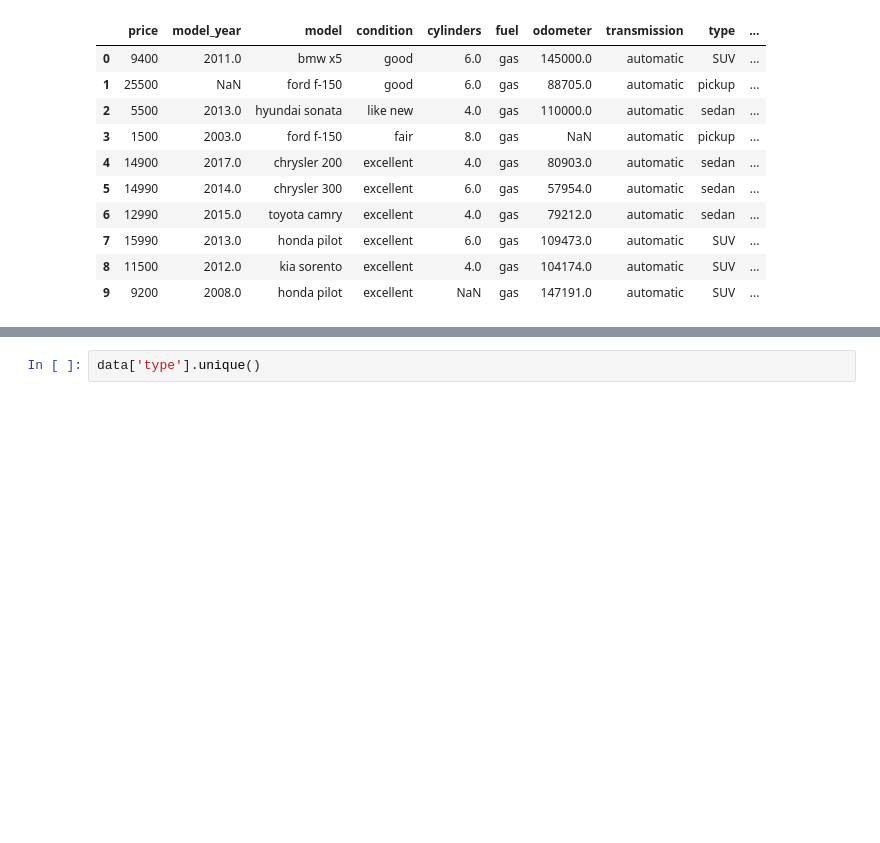
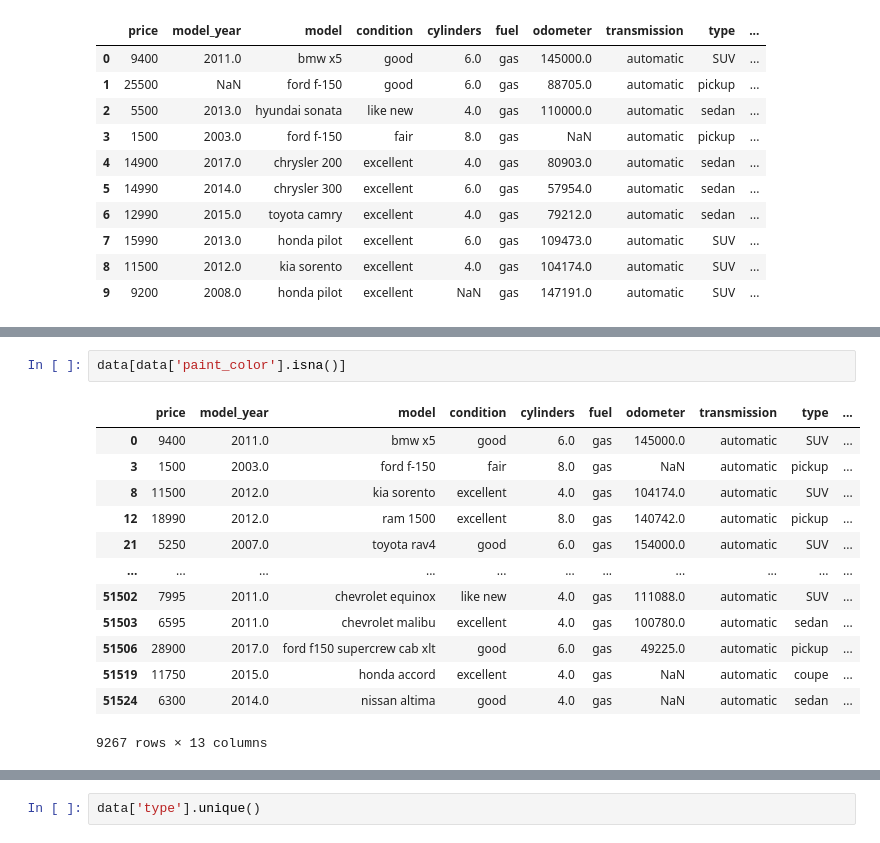
Before and after one commit to ShirotaT/DataAnalyst_Practicum, a Jupyter notebook: Project_3/57ec1497-8bd0-4989-ae0f-b3a815bc570b.ipynb, the cells around one changed output, grey strips where cells are left out. Drawn from its saved outputs; the diff is of its cells as text; blank space fills up the shorter version.

```diff
--- a/Project_3/57ec1497-8bd0-4989-ae0f-b3a815bc570b.ipynb
+++ b/Project_3/57ec1497-8bd0-4989-ae0f-b3a815bc570b.ipynb
@@ -117,0 +183,16 @@ data.head(10)
+# %%
+data[data['paint_color'].isna()]
+# %% [output]
+|  | price | model_year | model | condition | cylinders | fuel | odometer | transmission | type | ... |
+| 0 | 9400 | 2011.0 | bmw x5 | good | 6.0 | gas | 145000.0 | automatic | SUV | ... |
+| 3 | 1500 | 2003.0 | ford f-150 | fair | 8.0 | gas | NaN | automatic | pickup | ... |
+| 8 | 11500 | 2012.0 | kia sorento | excellent | 4.0 | gas | 104174.0 | automatic | SUV | ... |
+| 12 | 18990 | 2012.0 | ram 1500 | excellent | 8.0 | gas | 140742.0 | automatic | pickup | ... |
+| 21 | 5250 | 2007.0 | toyota rav4 | good | 6.0 | gas | 154000.0 | automatic | SUV | ... |
+| ... | ... | ... | ... | ... | ... | ... | ... | ... | ... | ... |
+| 51502 | 7995 | 2011.0 | chevrolet equinox | like new | 4.0 | gas | 111088.0 | automatic | SUV | ... |
+| 51503 | 6595 | 2011.0 | chevrolet malibu | excellent | 4.0 | gas | 100780.0 | automatic | sedan | ... |
+| 51506 | 28900 | 2017.0 | ford f150 supercrew cab xlt | good | 6.0 | gas | 49225.0 | automatic | pickup | ... |
+| 51519 | 11750 | 2015.0 | honda accord | excellent | 4.0 | gas | NaN | automatic | coupe | ... |
+| 51524 | 6300 | 2014.0 | nissan altima | good | 4.0 | gas | NaN | automatic | sedan | ... |
+9267 rows × 13 columns
```
Also changed, not shown: parts of 16 cells of this notebook.
